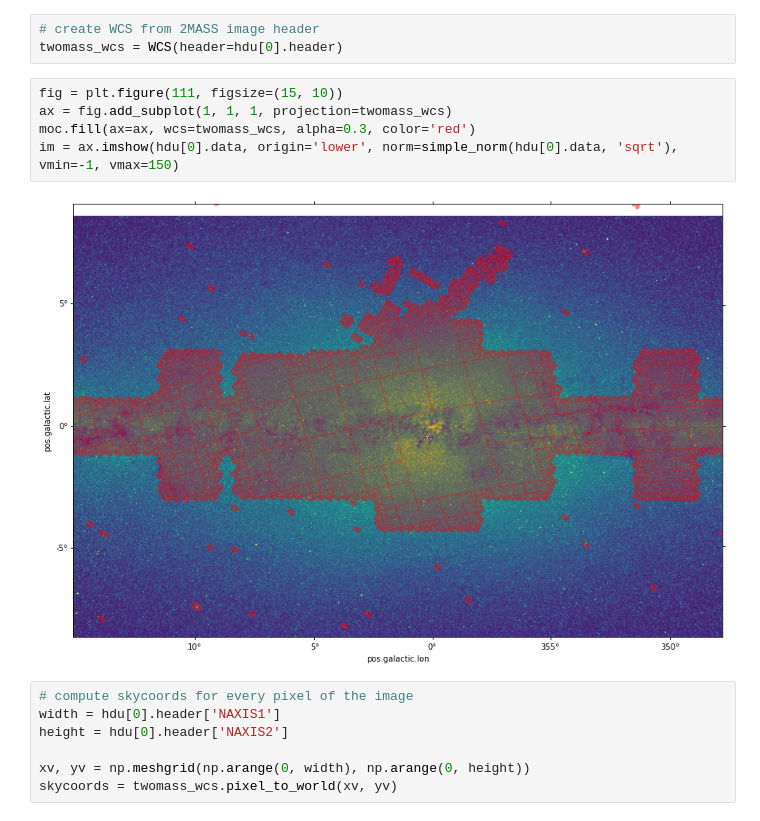
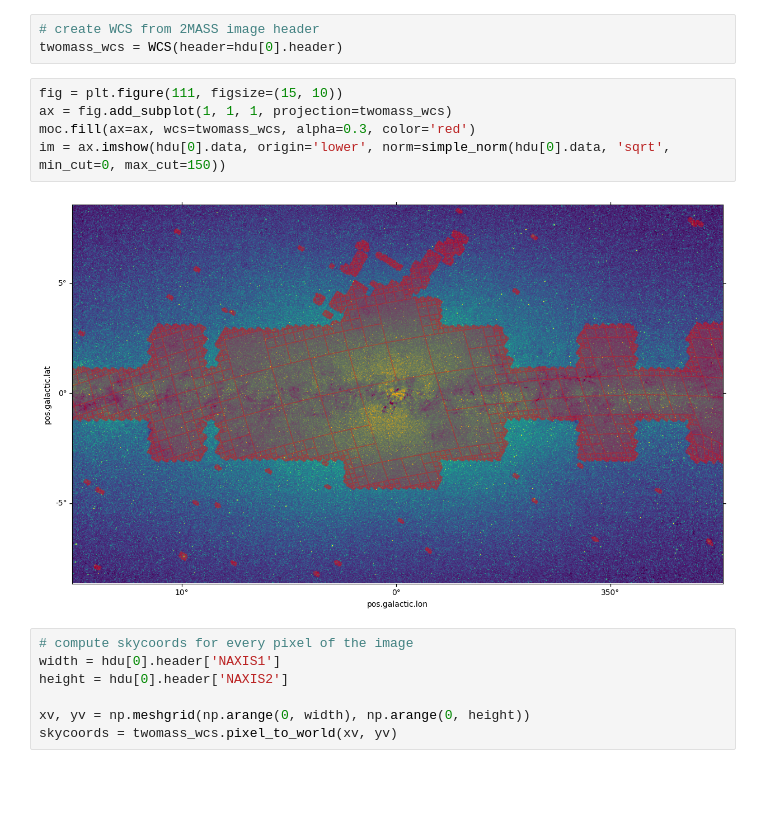
Before and after one commit to cds-astro/mocpy, a Jupyter notebook: notebooks/FITS-image-pixels-intersecting-MOC.ipynb, the cells around one changed output. Saved outputs shown, nothing was run; the diff lists cells and outputs as text; blank space fills up the shorter version.

Commit message:
:bug: fix ax.imshow API change | vim vmax became min_cut and max_cut

```diff
--- a/notebooks/FITS-image-pixels-intersecting-MOC.ipynb
+++ b/notebooks/FITS-image-pixels-intersecting-MOC.ipynb
@@ -18,10 +18,10 @@ twomass_wcs = WCS(header=hdu[0].header)
 # %%
 fig = plt.figure(111, figsize=(15, 10))
 ax = fig.add_subplot(1, 1, 1, projection=twomass_wcs)
 moc.fill(ax=ax, wcs=twomass_wcs, alpha=0.3, color='red')
-im = ax.imshow(hdu[0].data, origin='lower', norm=simple_norm(hdu[0].data, 'sqrt'), vmin=-1, vmax=150)
+im = ax.imshow(hdu[0].data, origin='lower', norm=simple_norm(hdu[0].data, 'sqrt', min_cut=0, max_cut=150))
 # %% [output]
-[figure, old version]
+[figure, new version]
 # %%
 # compute skycoords for every pixel of the image
 width = hdu[0].header['NAXIS1']
```
Also changed, not shown: parts of 3 cells of this notebook.
